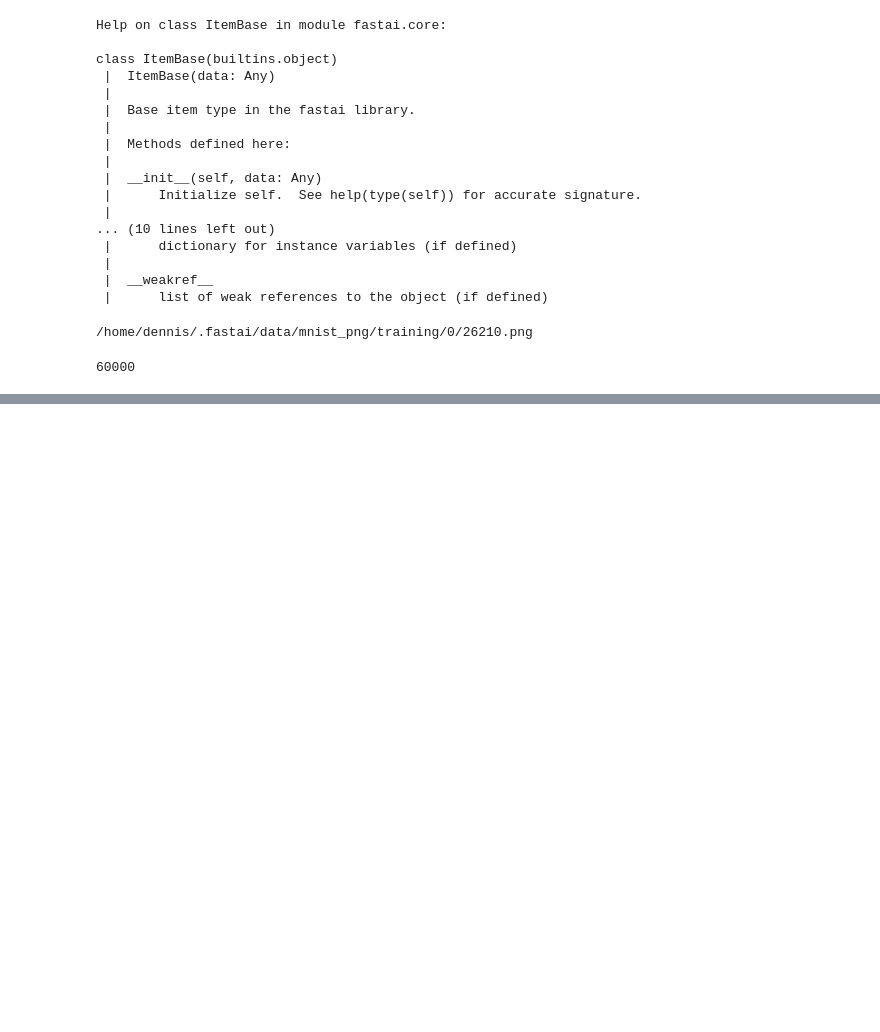
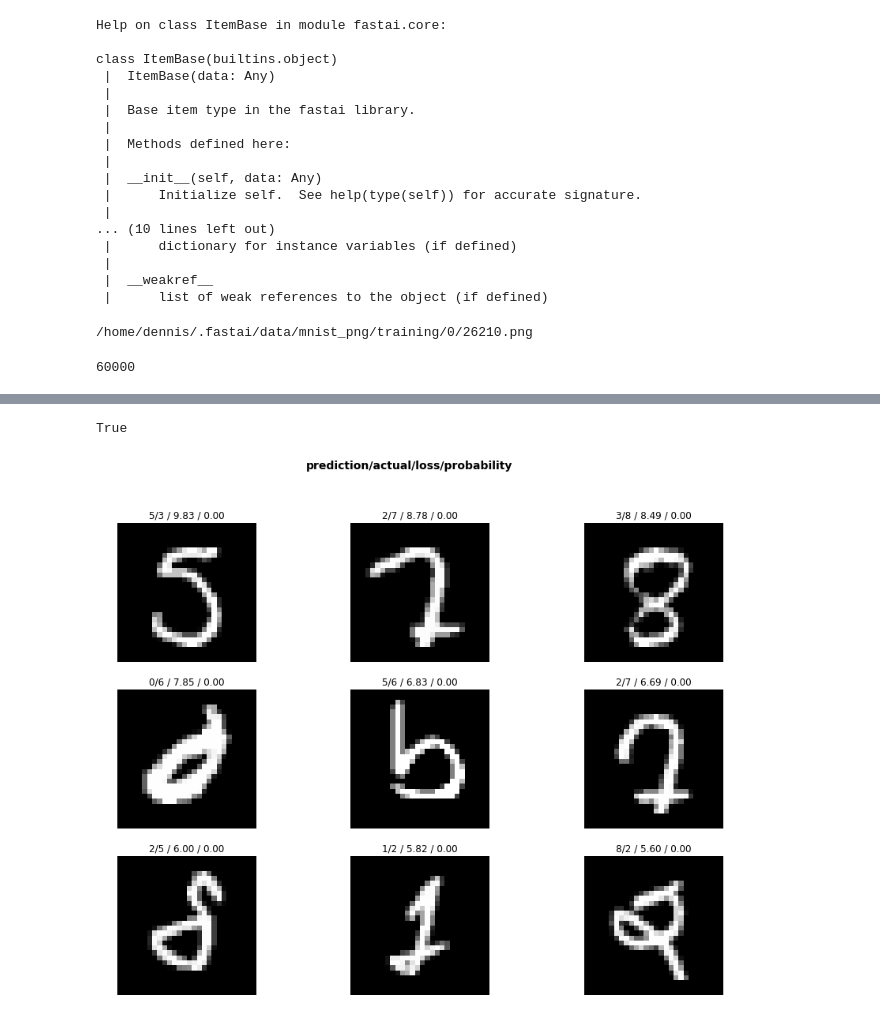
Before and after one commit to cdepillabout/course-v3, a Jupyter notebook: nbs/dl1/lesson1-mine-mnist.ipynb, the cells around one changed output, grey strips where cells are left out. Saved outputs shown, nothing was run; the diff lists cells and outputs as text; code cells hidden in the pictures; blank space fills up the shorter version.

```diff
--- a/nbs/dl1/lesson1-mine-mnist.ipynb
+++ b/nbs/dl1/lesson1-mine-mnist.ipynb
@@ -84,0 +94,3 @@ data.classes
+# %%
+learn = create_cnn(data, models.resnet34, metrics=error_rate, pretrained=False)
+learn.model
@@ -84,0 +115,2 @@ data.classes
+# %%
+learn.fit_one_cycle(4)
@@ -84,0 +146,2 @@ data.classes
+# %%
+learn.load('stage-1')
@@ -84,0 +166,12 @@ data.classes
+# %%
+interp = ClassificationInterpretation.from_learner(learn)
+
+losses,idxs = interp.top_losses()
+
+len(data.valid_ds)==len(losses)==len(idxs)
+# %% [output]
+True
+# %%
+interp.plot_top_losses(9, figsize=(15,11))
+# %% [output]
+[figure, added]
```
Also changed, not shown: parts of 15 cells of this notebook, 1 other file.
